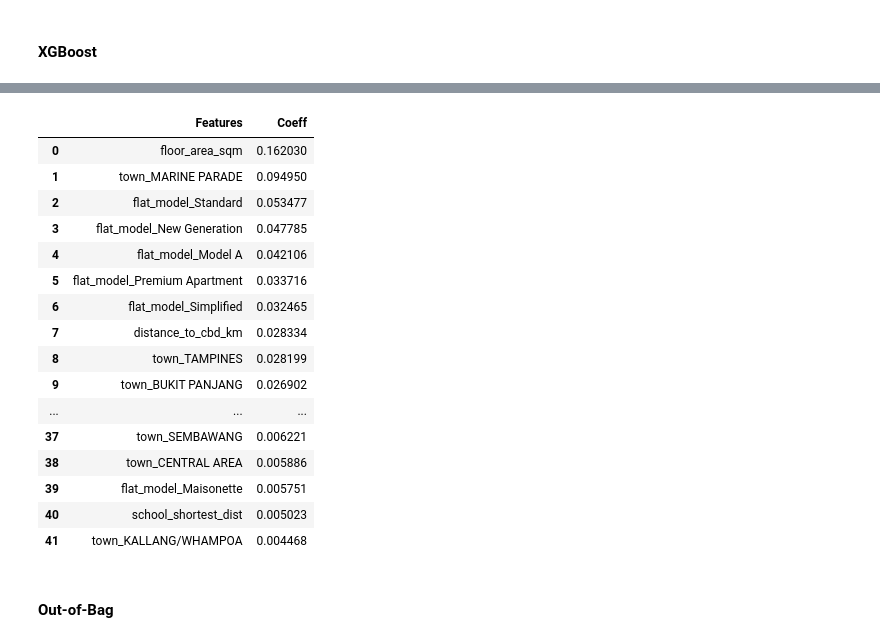
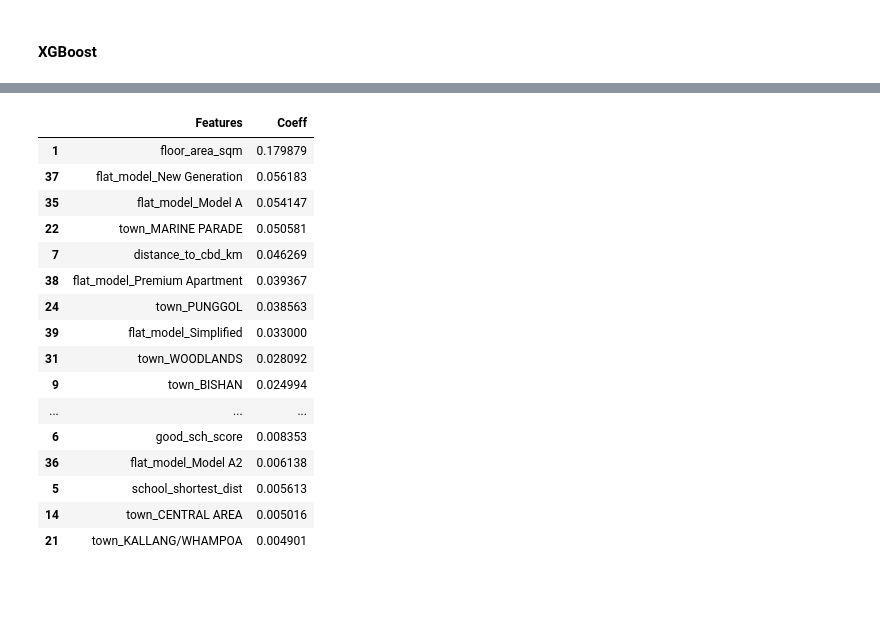
Before and after one commit to raychng/bt4222-project, a Jupyter notebook: Model Building 2004 to 2013.ipynb, the cells around one changed output, grey strips where cells are left out. Drawn from its saved outputs; the diff is of its cells as text; code cells hidden in the pictures; blank space fills up the shorter version.

```diff
--- a/Model Building 2004 to 2013.ipynb
+++ b/Model Building 2004 to 2013.ipynb
@@ -136,3 +292,6 @@ data.sort_index(inplace = True)
+# %%
+data['flat_type'] = data['flat_type'].astype("int64")
+data['storey_range'] = data['storey_range'].astype("int64")
 # %%
 import seaborn as sns
 fig = plt.figure(figsize=(10,10))
@@ -208,0 +413,6 @@ def model_performance(model):
+# %%
+df_1 = data.drop(columns = dropped_features)
+
+# Split target variable from dataset
+y= df_1['adjusted_price']
+X = df_1.drop(columns='adjusted_price')
@@ -325,0 +637,22 @@ rf_importance
+# %%
+from sklearn.model_selection import RandomizedSearchCV
+# Number of trees in random forest
+n_estimators = [int(x) for x in np.linspace(start = 200, stop = 2000, num = 10)]
+# Number of features to consider at every split
+max_features = ['auto', 'sqrt']
+# Maximum number of levels in tree
+max_depth = [int(x) for x in np.linspace(10, 110, num = 11)]
+max_depth.append(None)
+# Minimum number of samples required to split a node
+min_samples_split = [2, 5, 10]
+# Minimum number of samples required at each leaf node
+min_samples_leaf = [1, 2, 4]
+
+# Create the random grid
+random_grid = {'n_estimators': n_estimators,
+               'max_features': max_features,
+               'max_depth': max_depth,
+               'min_samples_split': min_samples_split,
+               'min_samples_leaf': min_samples_leaf,
+               }
+print(random_grid)
@@ -325,0 +661,10 @@ rf_importance
+# %%
+# Use the random grid to search for best hyperparameters
+# First create the base model to tune
+rf1 = RandomForestRegressor()
+# Random search of parameters, using 3 fold cross validation,
+# search across 100 different combinations, and use all available cores
+rf_random = RandomizedSearchCV(estimator = rf1, param_distributions = random_grid, n_iter = 2, cv = 3, verbose=2, random_state=100)
+# Fit the random search model
+rf_random.fit(X_train, y_train)
+print(rf_random.best_params_)
@@ -334,24 +687,21 @@ Test loss (MAE): 0.08127235375006049
 # %%
 xgb_importance = pd.DataFrame(list(zip(X_train.columns, xgb.feature_importances_)), columns =['Features', 'Coeff'])
-xgb_importance = xgb_importance.sort_values(by = 'Coeff', ascending = False).reset_index(drop = True)
-xgb_importance
+xgb_importance.sort_values(by = 'Coeff', ascending = False)
 # %% [output]
 |  | Features | Coeff |
-| 0 | floor_area_sqm | 0.162030 |
-| 1 | town_MARINE PARADE | 0.094950 |
-| 2 | flat_model_Standard | 0.053477 |
-| 3 | flat_model_New Generation | 0.047785 |
-| 4 | flat_model_Model A | 0.042106 |
-| 5 | flat_model_Premium Apartment | 0.033716 |
-| 6 | flat_model_Simplified | 0.032465 |
-| 7 | distance_to_cbd_km | 0.028334 |
-| 8 | town_TAMPINES | 0.028199 |
-| 9 | town_BUKIT PANJANG | 0.026902 |
+| 1 | floor_area_sqm | 0.179879 |
+| 37 | flat_model_New Generation | 0.056183 |
+| 35 | flat_model_Model A | 0.054147 |
+| 22 | town_MARINE PARADE | 0.050581 |
+| 7 | distance_to_cbd_km | 0.046269 |
+| 38 | flat_model_Premium Apartment | 0.039367 |
+| 24 | town_PUNGGOL | 0.038563 |
+| 39 | flat_model_Simplified | 0.033000 |
+| 31 | town_WOODLANDS | 0.028092 |
+| 9 | town_BISHAN | 0.024994 |
 | ... | ... | ... |
-| 37 | town_SEMBAWANG | 0.006221 |
-| 38 | town_CENTRAL AREA | 0.005886 |
-| 39 | flat_model_Maisonette | 0.005751 |
-| 40 | school_shortest_dist | 0.005023 |
-| 41 | town_KALLANG/WHAMPOA | 0.004468 |
+| 6 | good_sch_score | 0.008353 |
+| 36 | flat_model_Model A2 | 0.006138 |
+| 5 | school_shortest_dist | 0.005613 |
+| 14 | town_CENTRAL AREA | 0.005016 |
+| 21 | town_KALLANG/WHAMPOA | 0.004901 |
-# %% [markdown]
-#### Out-of-Bag
```
Also changed, not shown: parts of 90 cells of this notebook.
